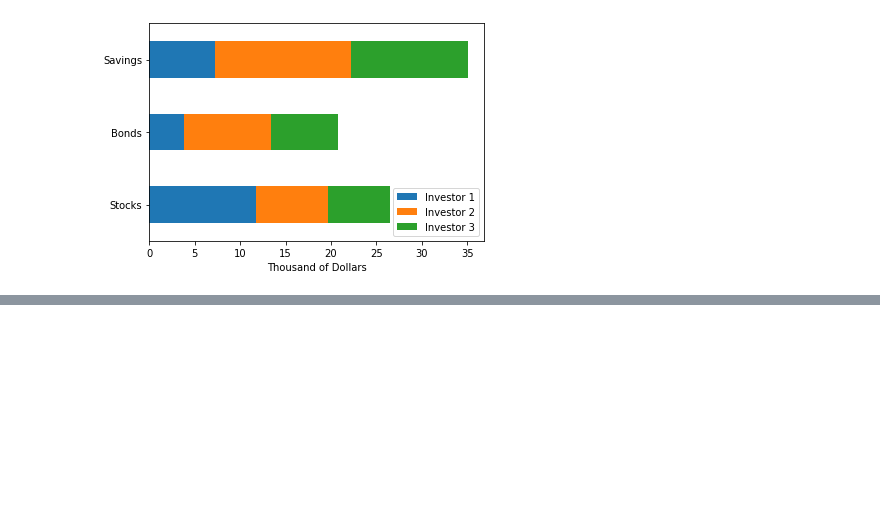
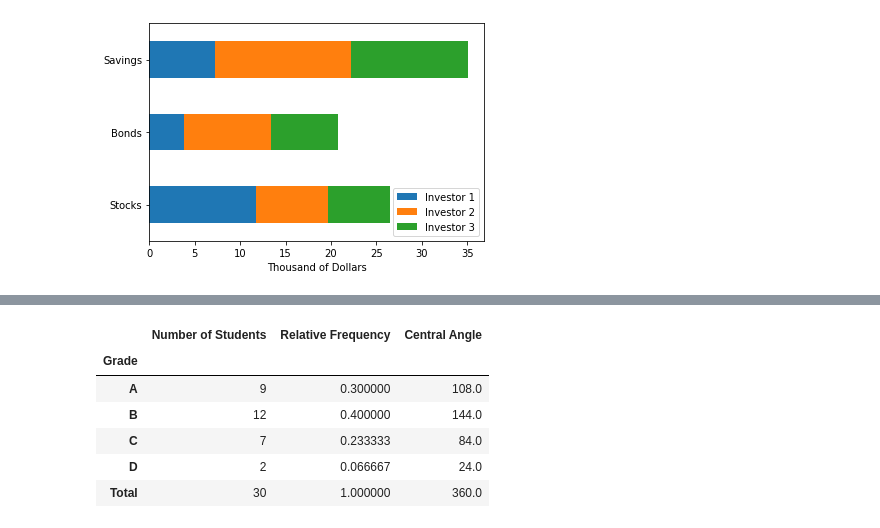
Before and after one commit to paulaonea/python-humongous-book-of-statistics, a Jupyter notebook: Chapter 1 - Displaying Descriptive Statistics.ipynb, the cells around one changed output, grey strips where cells are left out. Cells and saved outputs as stored; diff of their text form; code cells hidden in the pictures; blank space fills up the shorter version.

```diff
--- a/Chapter 1 - Displaying Descriptive Statistics.ipynb
+++ b/Chapter 1 - Displaying Descriptive Statistics.ipynb
@@ -281,0 +285,15 @@ Text(0.5, 0, 'Thousand of Dollars')
+# %%
+students = pd.DataFrame({'Number of Students': [9, 12, 7, 2]}, index = ['A', 'B', 'C', 'D'])
+students.index.name = 'Grade'
+students.loc['Total'] = students.sum()
+students['Relative Frequency'] = students['Number of Students'] / students.loc['Total', 'Number of Students']
+students['Central Angle'] = students['Relative Frequency'] * 360
+students
+# %% [output]
+|  | Number of Students | Relative Frequency | Central Angle |
+| Grade |  |  |  |
+| A | 9 | 0.300000 | 108.0 |
+| B | 12 | 0.400000 | 144.0 |
+| C | 7 | 0.233333 | 84.0 |
+| D | 2 | 0.066667 | 24.0 |
+| Total | 30 | 1.000000 | 360.0 |
```
Also changed, not shown: parts of 2 cells of this notebook.
